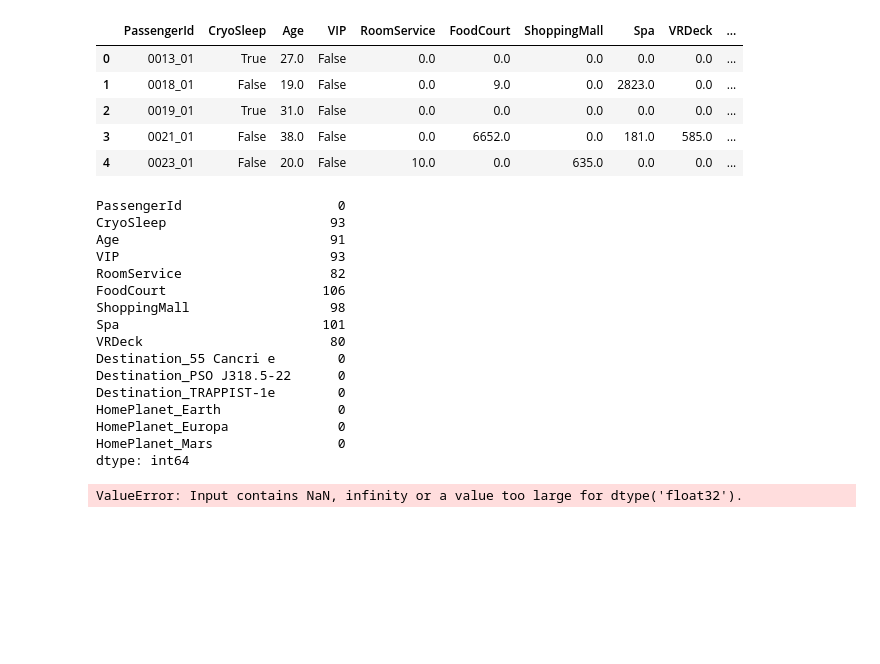
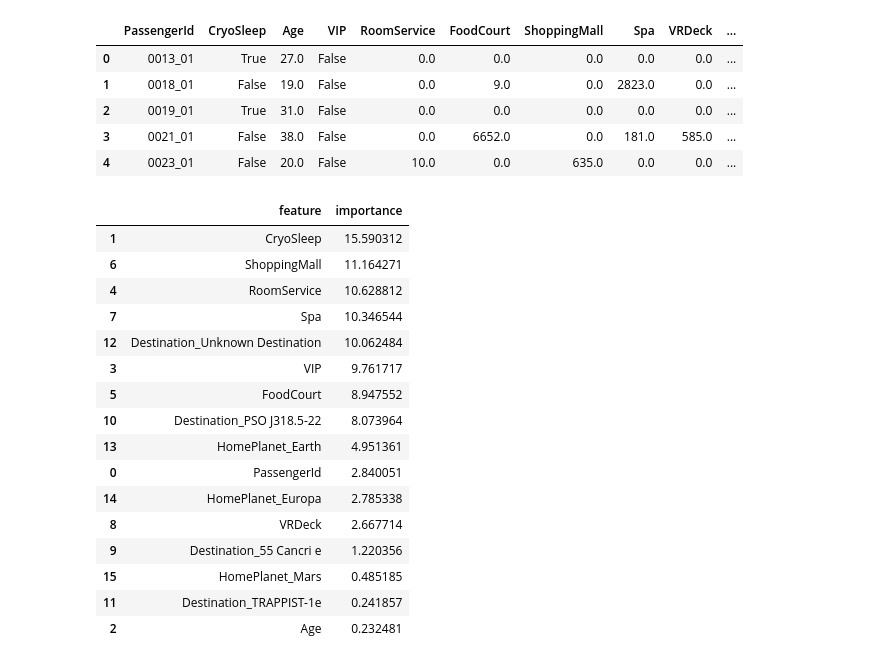
Before and after one commit to psychemisss/spaceship-titanic-rfc, a Jupyter notebook: spaceship.ipynb, the cells around one changed output. Drawn from its saved outputs; the diff is of its cells as text; code cells hidden in the pictures; blank space fills up the shorter version.

```diff
--- a/spaceship.ipynb
+++ b/spaceship.ipynb
@@ -86,6 +100,6 @@ spaceship.head()
 # %%
 # separate data to features and labels
-X_train = spaceship.drop('Transported',axis=1)
+X_train = spaceship.drop(['PassengerId', 'Transported'],axis=1)
 y_train = spaceship['Transported']
 # %%
 # normalize the data
@@ -128,3 +173,9 @@ spaceship_test.drop(['Name', 'Cabin'],axis=1,inplace=True)
+# %%
+spaceship_test.fillna({
+    "CryoSleep": 0, "Age": 0, "VIP": 0, "RoomService": 0,
+    "FoodCourt": 0, "ShoppingMall": 0, "Spa": 0, "VRDeck": 0,
+    "Destination": "Unknown Destination", "HomePlanet": "Unknown HomePlanet",
+}, inplace=True)
 # %%
 spaceship_test_categorical = pd.get_dummies(spaceship_test[['Destination', 'HomePlanet']])
 spaceship_test = pd.concat([spaceship_test, spaceship_test_categorical], axis=1)
@@ -137,27 +188,35 @@ spaceship_test.head()
 | 2 | 0019_01 | True | 31.0 | False | 0.0 | 0.0 | 0.0 | 0.0 | 0.0 | ... |
 | 3 | 0021_01 | False | 38.0 | False | 0.0 | 6652.0 | 0.0 | 181.0 | 585.0 | ... |
 | 4 | 0023_01 | False | 20.0 | False | 10.0 | 0.0 | 635.0 | 0.0 | 0.0 | ... |
-# %%
-spaceship_test.isnull().sum()
-# %% [output]
-PassengerId                    0
-CryoSleep                     93
-Age                           91
-VIP                           93
-RoomService                   82
-FoodCourt                    106
-ShoppingMall                  98
-Spa                          101
-VRDeck                        80
-Destination_55 Cancri e        0
-Destination_PSO J318.5-22      0
-Destination_TRAPPIST-1e        0
-HomePlanet_Earth               0
-HomePlanet_Europa              0
-HomePlanet_Mars                0
-dtype: int64
-# %%
-y_pred = random_forest.predict(spaceship_test)
-y_pred
-# %% [output]
-ValueError: Input contains NaN, infinity or a value too large for dtype('float32').
+# %%
+# create submission based on catboost classifier
+X_test = spaceship_test.drop(['PassengerId'],axis=1)
+X_test = transformer.transform(X_test)
+
+# catboost prediction
+catboost_model = CatBoostClassifier(iterations=1000, learning_rate=0.1, depth=10)
+catboost_model.fit(X_train, y_train, verbose=False)
+catboost_y_pred = catboost_model.predict(X_test)
+# %%
+# get feauture importance
+feature_importance = pd.DataFrame(list(zip(spaceship_test.columns, catboost_model.feature_importances_)), columns=['feature', 'importance'])
+feature_importance.sort_values(by='importance', ascending=False, inplace=True)
+feature_importance
+# %% [output]
+|  | feature | importance |
+| 1 | CryoSleep | 15.590312 |
+| 6 | ShoppingMall | 11.164271 |
+| 4 | RoomService | 10.628812 |
+| 7 | Spa | 10.346544 |
+| 12 | Destination_Unknown Destination | 10.062484 |
+| 3 | VIP | 9.761717 |
+| 5 | FoodCourt | 8.947552 |
+| 10 | Destination_PSO J318.5-22 | 8.073964 |
+| 13 | HomePlanet_Earth | 4.951361 |
+| 0 | PassengerId | 2.840051 |
+| 14 | HomePlanet_Europa | 2.785338 |
+| 8 | VRDeck | 2.667714 |
+| 9 | Destination_55 Cancri e | 1.220356 |
+| 15 | HomePlanet_Mars | 0.485185 |
+| 11 | Destination_TRAPPIST-1e | 0.241857 |
+| 2 | Age | 0.232481 |
```
Also changed, not shown: parts of 18 cells of this notebook, 1 other file.
